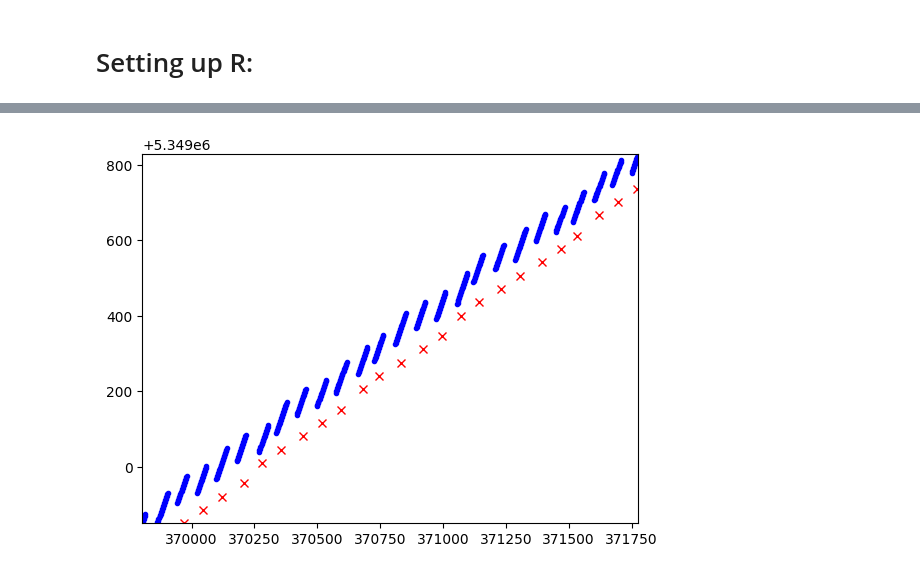
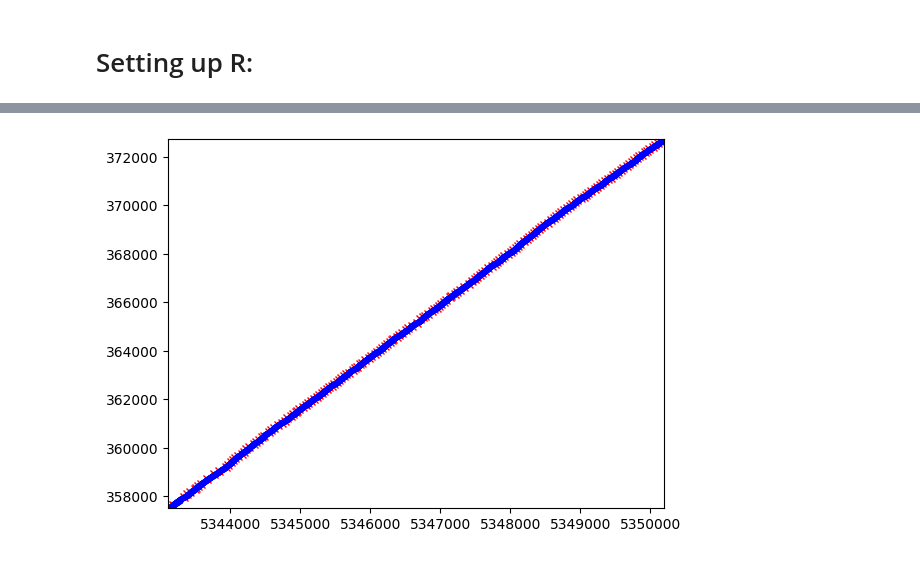
Before and after one commit to cnburger/AIS_KalmanFilter, a Jupyter notebook: Time Sampling.ipynb, the cells around one changed output, grey strips where cells are left out. Drawn from its saved outputs; the diff is of its cells as text; code cells hidden in the pictures.

```diff
--- a/Time Sampling.ipynb
+++ b/Time Sampling.ipynb
@@ -143,8 +143,8 @@ def convert_dataset(data_in, time_interval_sub, each_obs_sub):
     #Adding the delta time
     df_sorted.insert(1,'deltatime',delta_time)
     #Adding cartesian coordiantes
-    df_sorted['lat'] = X
-    df_sorted['long'] = Y
+    df_sorted['lat'] = Y
+    df_sorted['long'] = X
 
     return df_sorted
 # %% [markdown]
@@ -391,10 +391,10 @@ plt.show()
 # %% [markdown]
 # Setting up $P_k$
 # %%
-var_X = np.sqrt(np.var(df_sampled['lat'][0:5]))
-var_Y = np.sqrt(np.var(df_sampled['long'][0:5]))
+var_X = np.sqrt(np.var(df_sampled['lat'][0:10]))
+var_Y = np.sqrt(np.var(df_sampled['long'][0:10]))
 
-var_spdX = np.sqrt(np.var(SpdX[0:100]))
+var_spdX = np.sqrt(np.var(SpdX[0:10]))
 var_spdY = np.sqrt(np.var(SpdY[0:10]))
 
 
@@ -419,7 +419,7 @@ Q = np.array([[var_X],[var_Y],[var_spdX],[var_spdY]]).dot(np.transpose(
 # %% [markdown]
 # Setting up R:
 # %%
-R = np.diag(np.array([1,1,0.1,0.1]))
+R = np.diag(np.array([1000,2000,0.1,0.1]))
 # %%
 X_samp_pred, Y_samp_pred, X_samp_orig, Y_samp_orig, axx, ayy, SpdX,SpdY = myKalman(df_sampled, R,Q,P_k)
 # %% [output]
@@ -430,16 +430,16 @@ X_samp_pred, Y_samp_pred, X_samp_orig, Y_samp_orig, axx, ayy, SpdX,SpdY = myKalm
 # %%
 X_samp_pred = np.array(X_samp_pred)
 Y_samp_pred = np.array(Y_samp_pred)
 X_samp_orig = np.array(X_samp_orig)
 Y_samp_orig = np.array(Y_samp_orig)
 
-closer_look = np.arange(3000,3500,1)
+closer_look = np.arange(0,len(X_samp_pred),1)
 plt.plot(X_samp_orig, Y_samp_orig, "rx")
 plt.plot(X_samp_pred[closer_look], Y_samp_pred[closer_look], "b.")
 plt.xlim(min(X_samp_pred[closer_look]),max(X_samp_pred[closer_look]))
 plt.ylim(min(Y_samp_pred[closer_look]),max(Y_samp_pred[closer_look]))
 
 plt.show()
 # %% [output]
-[figure, old version]
+[figure, new version]
 # %%
```
Also changed, not shown: parts of 7 cells of this notebook.
